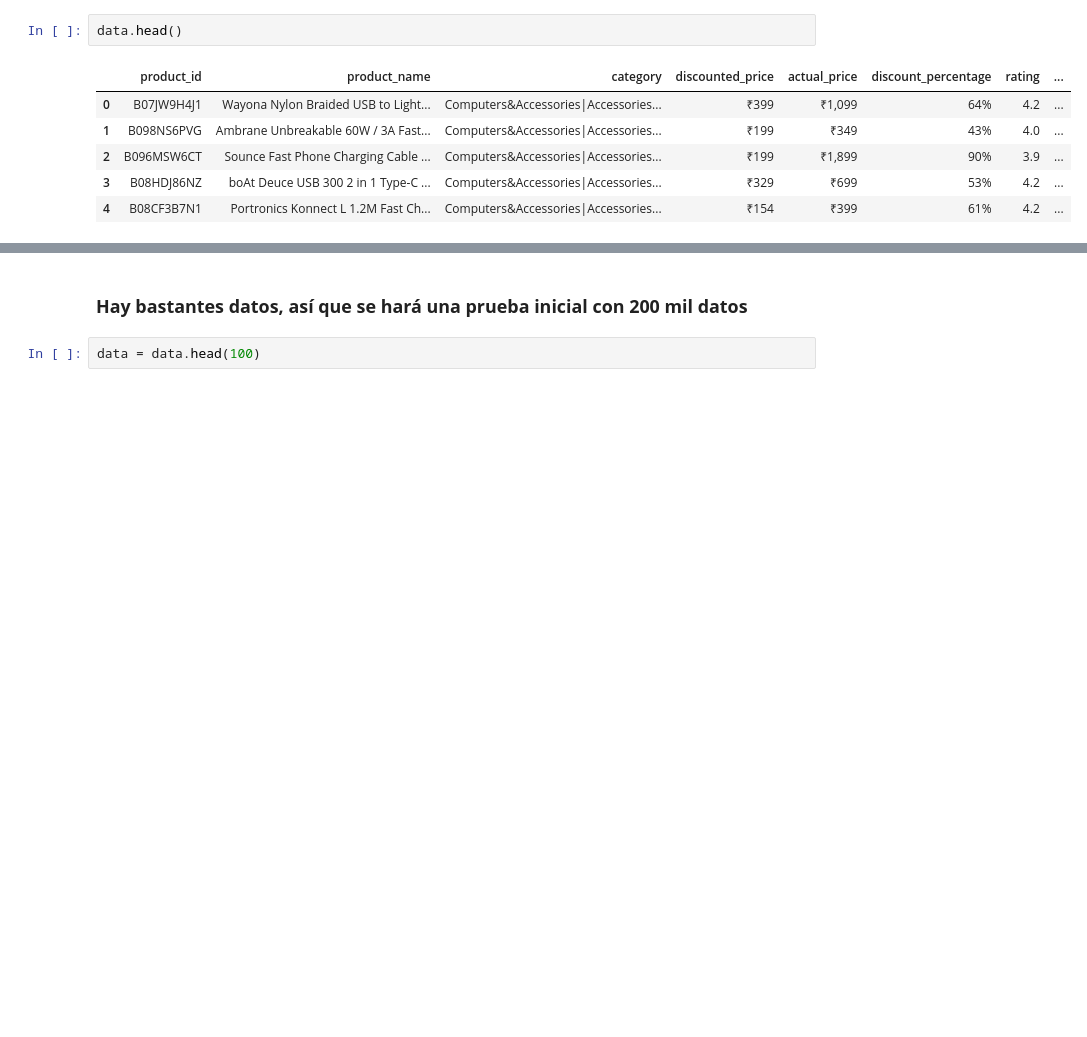
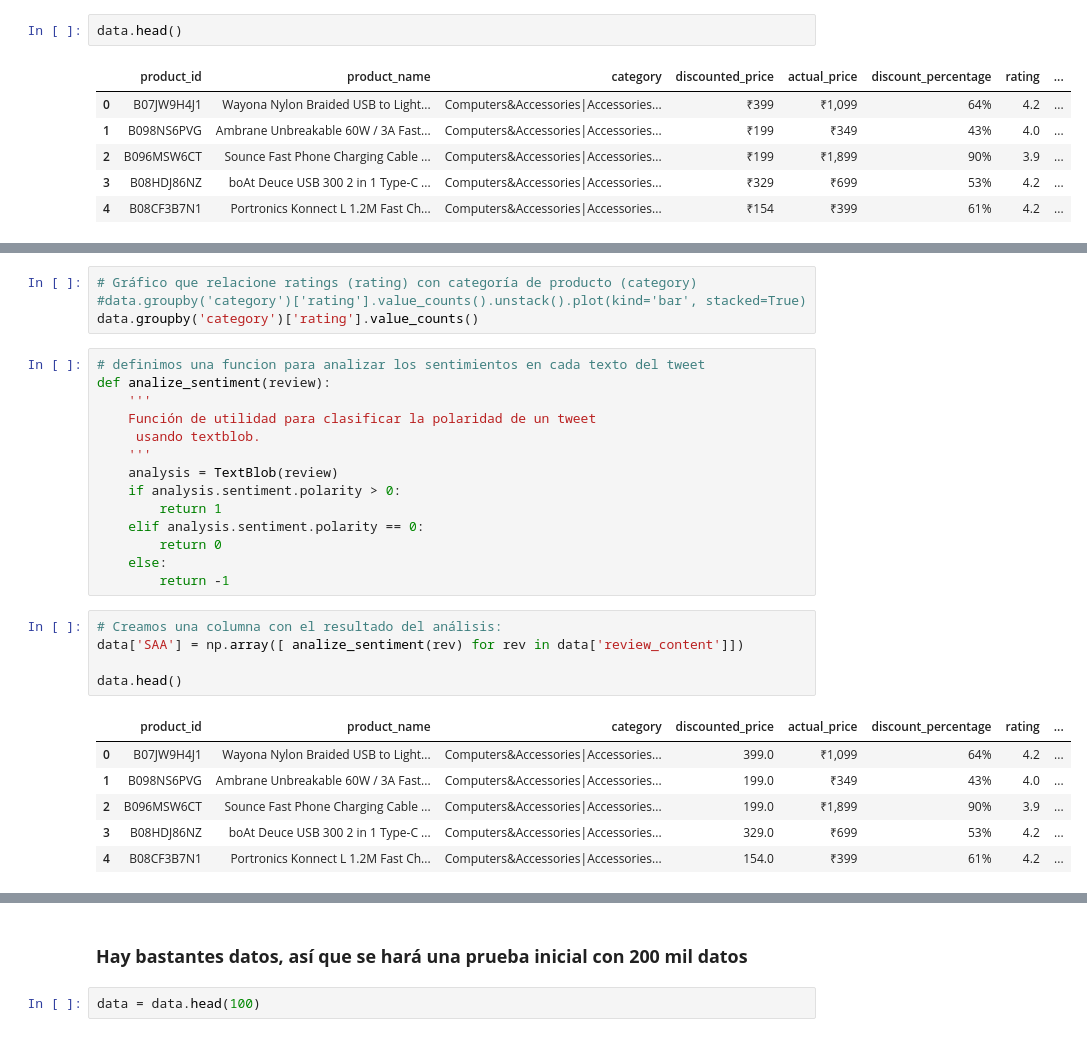
Before and after one commit to Crostz/sentiment-analysis-ecommerce-reviews, a Jupyter notebook: Analisis reseñas.ipynb, the cells around one changed output, grey strips where cells are left out. Saved outputs shown, nothing was run; the diff lists cells and outputs as text; blank space fills up the shorter version.

```diff
--- a/Analisis reseñas.ipynb
+++ b/Analisis reseñas.ipynb
@@ -64,0 +233,30 @@ data.head()
+# %%
+# Gráfico que relacione ratings (rating) con categoría de producto (category)
+#data.groupby('category')['rating'].value_counts().unstack().plot(kind='bar', stacked=True)
+data.groupby('category')['rating'].value_counts()
+# %%
+# definimos una funcion para analizar los sentimientos en cada texto del tweet
+def analize_sentiment(review):
+    '''
+    Función de utilidad para clasificar la polaridad de un tweet
+     usando textblob.
+    '''
+    analysis = TextBlob(review)
+    if analysis.sentiment.polarity > 0:
+        return 1
+    elif analysis.sentiment.polarity == 0:
+        return 0
+    else:
+        return -1
+# %%
+# Creamos una columna con el resultado del análisis:
+data['SAA'] = np.array([ analize_sentiment(rev) for rev in data['review_content']])
+
+data.head()
+# %% [output]
+|  | product_id | product_name | category | discounted_price | actual_price | discount_percentage | rating | ... |
+| 0 | B07JW9H4J1 | Wayona Nylon Braided USB to Light... | Computers&Accessories|Accessories... | 399.0 | ₹1,099 | 64% | 4.2 | ... |
+| 1 | B098NS6PVG | Ambrane Unbreakable 60W / 3A Fast... | Computers&Accessories|Accessories... | 199.0 | ₹349 | 43% | 4.0 | ... |
+| 2 | B096MSW6CT | Sounce Fast Phone Charging Cable ... | Computers&Accessories|Accessories... | 199.0 | ₹1,899 | 90% | 3.9 | ... |
+| 3 | B08HDJ86NZ | boAt Deuce USB 300 2 in 1 Type-C ... | Computers&Accessories|Accessories... | 329.0 | ₹699 | 53% | 4.2 | ... |
+| 4 | B08CF3B7N1 | Portronics Konnect L 1.2M Fast Ch... | Computers&Accessories|Accessories... | 154.0 | ₹399 | 61% | 4.2 | ... |
```
Also changed, not shown: parts of 17 cells of this notebook.
